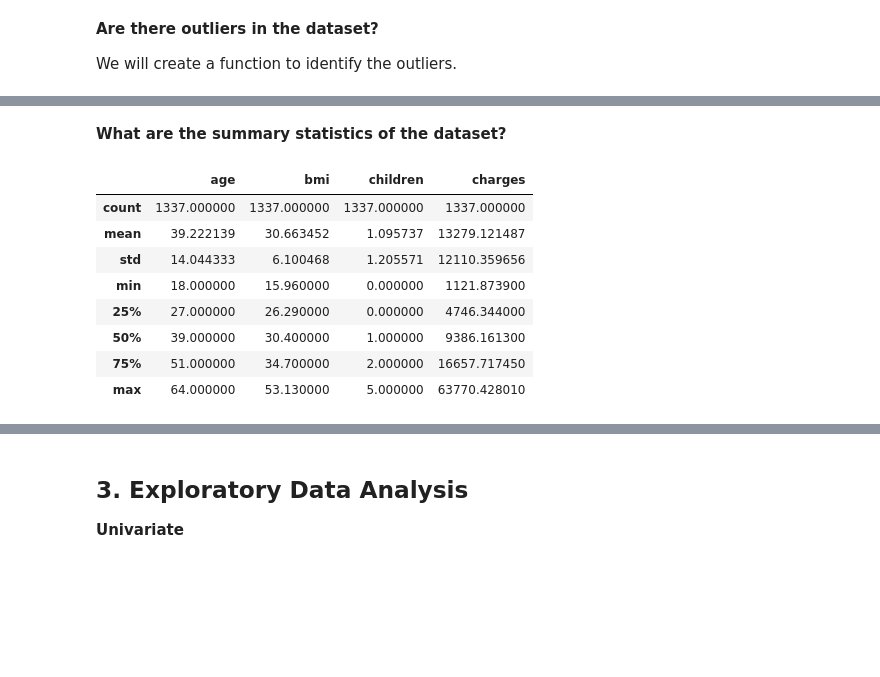
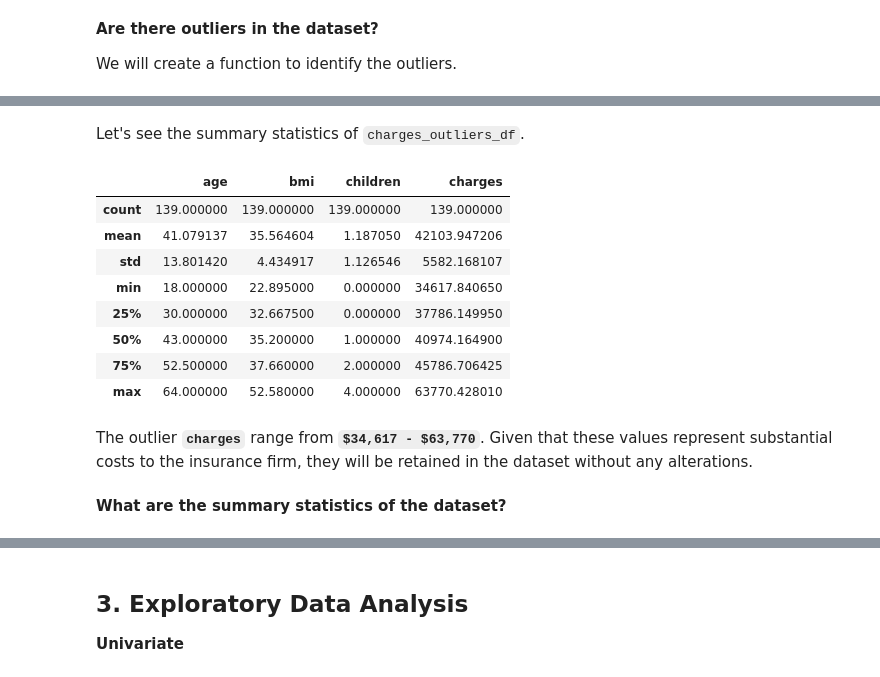
Before and after one commit to BuhariS/insurance_claim_prediction, a Jupyter notebook: insurance_claim.ipynb, the cells around one changed output, grey strips where cells are left out. Cells and saved outputs as stored; diff of their text form; code cells hidden in the pictures; blank space fills up the shorter version.

```diff
--- a/insurance_claim.ipynb
+++ b/insurance_claim.ipynb
@@ -231,14 +250,18 @@ The outlier range for BMI is determined to be 49.06 - 53.13. However, as these v
+# %% [markdown]
+Let's see the summary statistics of `charges_outliers_df`.
+# %%
+charges_outliers_df.describe()
+# %% [output]
+|  | age | bmi | children | charges |
+| count | 139.000000 | 139.000000 | 139.000000 | 139.000000 |
+| mean | 41.079137 | 35.564604 | 1.187050 | 42103.947206 |
+| std | 13.801420 | 4.434917 | 1.126546 | 5582.168107 |
+| min | 18.000000 | 22.895000 | 0.000000 | 34617.840650 |
+| 25% | 30.000000 | 32.667500 | 0.000000 | 37786.149950 |
+| 50% | 43.000000 | 35.200000 | 1.000000 | 40974.164900 |
+| 75% | 52.500000 | 37.660000 | 2.000000 | 45786.706425 |
+| max | 64.000000 | 52.580000 | 4.000000 | 63770.428010 |
+# %% [markdown]
+The outlier **`charges`** range from **`$34,617 - $63,770`**. Given that these values represent substantial costs to the insurance firm, they will be retained in the dataset without any alterations.
 # %% [markdown]
 **What are the summary statistics of the dataset?**
-# %%
-insurance_df.describe()
-# %% [output]
-|  | age | bmi | children | charges |
-| count | 1337.000000 | 1337.000000 | 1337.000000 | 1337.000000 |
-| mean | 39.222139 | 30.663452 | 1.095737 | 13279.121487 |
-| std | 14.044333 | 6.100468 | 1.205571 | 12110.359656 |
-| min | 18.000000 | 15.960000 | 0.000000 | 1121.873900 |
-| 25% | 27.000000 | 26.290000 | 0.000000 | 4746.344000 |
-| 50% | 39.000000 | 30.400000 | 1.000000 | 9386.161300 |
-| 75% | 51.000000 | 34.700000 | 2.000000 | 16657.717450 |
-| max | 64.000000 | 53.130000 | 5.000000 | 63770.428010 |
```
Also changed, not shown: parts of 12 cells of this notebook.
